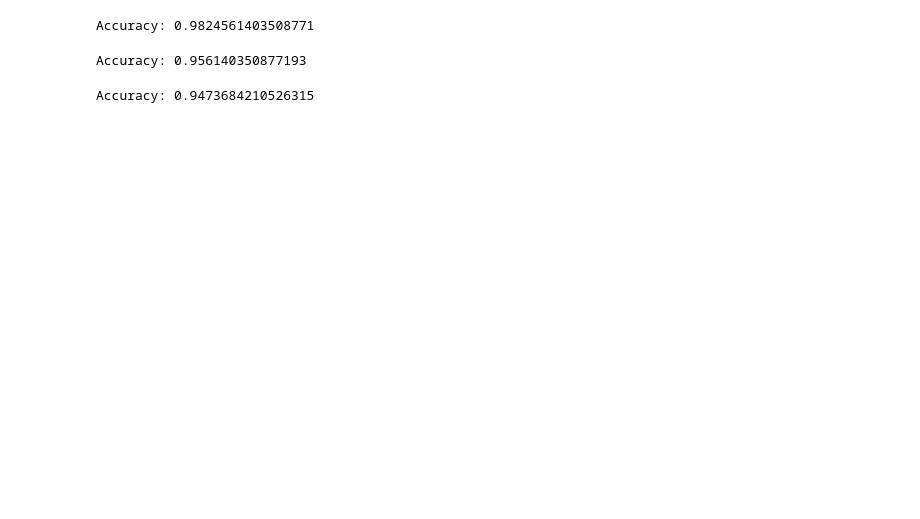
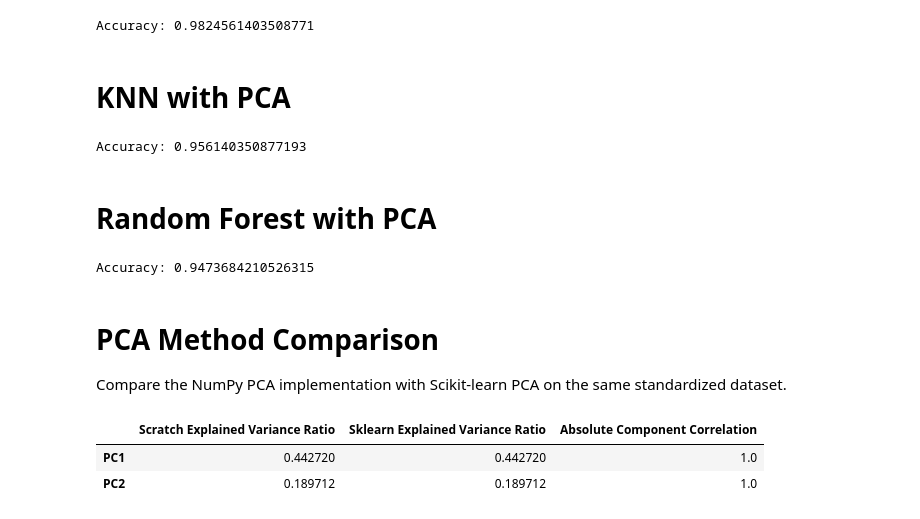
Before and after one commit to Fethulmubin/PCA_visualization, a Jupyter notebook: PCA_.ipynb, the cells around one changed output. Cells and saved outputs as stored; diff of their text form; code cells hidden in the pictures; blank space fills up the shorter version.

```diff
--- a/PCA_.ipynb
+++ b/PCA_.ipynb
@@ -255,6 +292,8 @@ pred=lr.predict(X_test_pca)
 print("Accuracy:",accuracy_score(y_test,pred))
 # %% [output]
 Accuracy: 0.9824561403508771
+# %% [markdown]
+# KNN with PCA
 # %%
 knn=KNeighborsClassifier()
 
@@ -265,6 +304,8 @@ pred=knn.predict(X_test_pca)
 print("Accuracy:",accuracy_score(y_test,pred))
 # %% [output]
 Accuracy: 0.956140350877193
+# %% [markdown]
+# Random Forest with PCA
 # %%
 rf=RandomForestClassifier()
 
@@ -275,3 +316,38 @@ pred=rf.predict(X_test_pca)
 print("Accuracy:",accuracy_score(y_test,pred))
 # %% [output]
 Accuracy: 0.9473684210526315
+# %% [markdown]
+# PCA Method Comparison
+
+Compare the NumPy PCA implementation with Scikit-learn PCA on the same standardized dataset.
+# %%
+pca_scratch_compare = PCAFromScratch(n_components=2)
+X_pca_scratch_compare = pca_scratch_compare.fit_transform(X_scaled)
+
+pca_sklearn_compare = PCA(n_components=2)
+X_pca_sklearn_compare = pca_sklearn_compare.fit_transform(X_scaled)
+
+# PCA signs can flip while still representing the same components.
+component_alignment = np.abs(
+    np.diag(
+        np.corrcoef(
+            X_pca_scratch_compare.T,
+            X_pca_sklearn_compare.T
+        )[:2, 2:]
+    )
+)
+
+pca_method_comparison = pd.DataFrame(
+    {
+        "Scratch Explained Variance Ratio": pca_scratch_compare.explained_variance_ratio_,
+        "Sklearn Explained Variance Ratio": pca_sklearn_compare.explained_variance_ratio_,
+        "Absolute Component Correlation": component_alignment,
+    },
+    index=["PC1", "PC2"]
+)
+
+pca_method_comparison
+# %% [output]
+|  | Scratch Explained Variance Ratio | Sklearn Explained Variance Ratio | Absolute Component Correlation |
+| PC1 | 0.442720 | 0.442720 | 1.0 |
+| PC2 | 0.189712 | 0.189712 | 1.0 |
```
Also changed, not shown: parts of 23 cells of this notebook, 1 other file.
